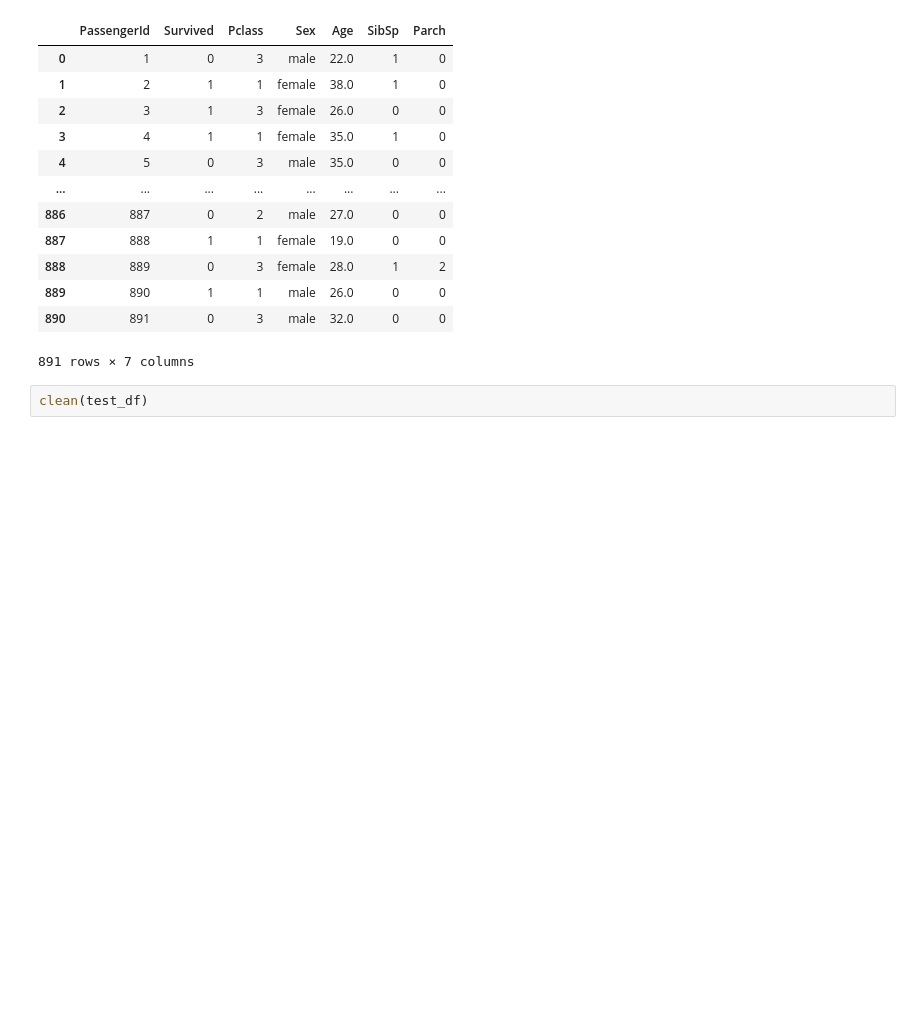
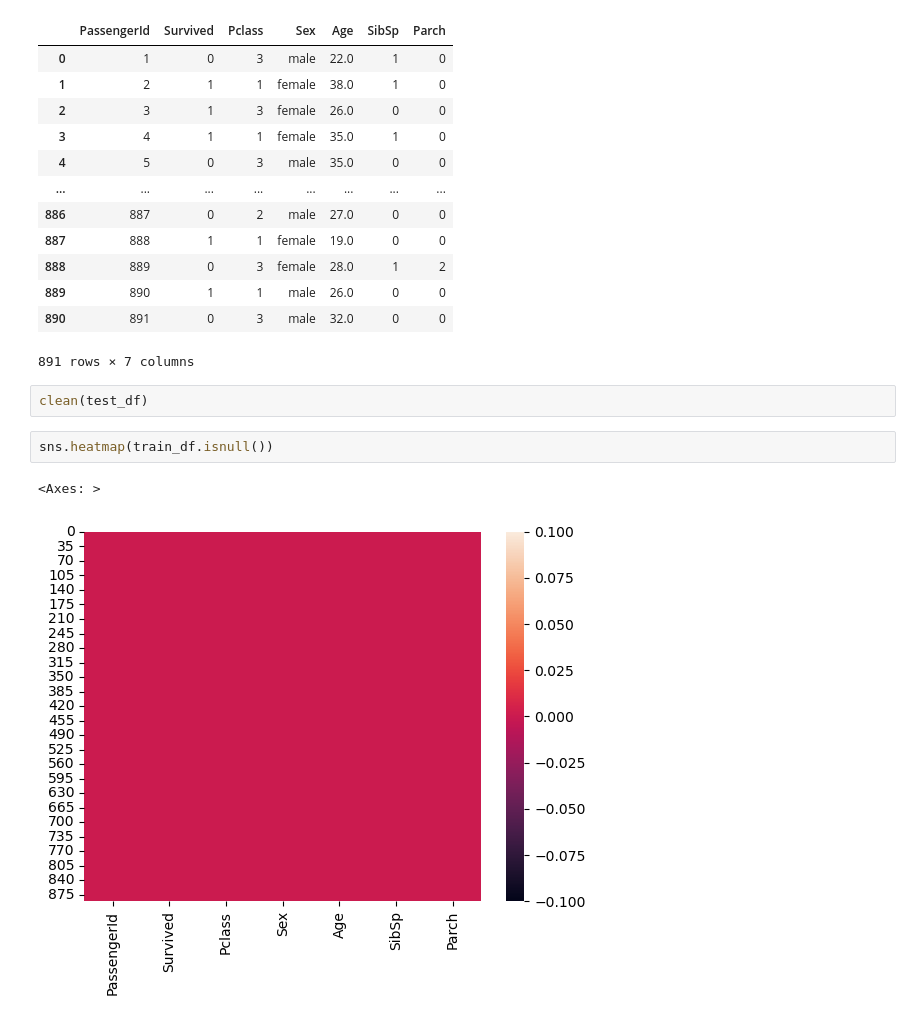
Before and after one commit to zedann/machine_learning_titanic_kaggle, a Jupyter notebook: titnac_ml.ipynb, the cells around one changed output. Cells and saved outputs as stored; diff of their text form; blank space fills up the shorter version.

```diff
--- a/titnac_ml.ipynb
+++ b/titnac_ml.ipynb
@@ -103,3 +103,8 @@ train_df
 891 rows × 7 columns
 # %%
 clean(test_df)
+# %%
+sns.heatmap(train_df.isnull())
+# %% [output]
+<Axes: >
+[figure, added]
```
Also changed, not shown: parts of 4 cells of this notebook.
